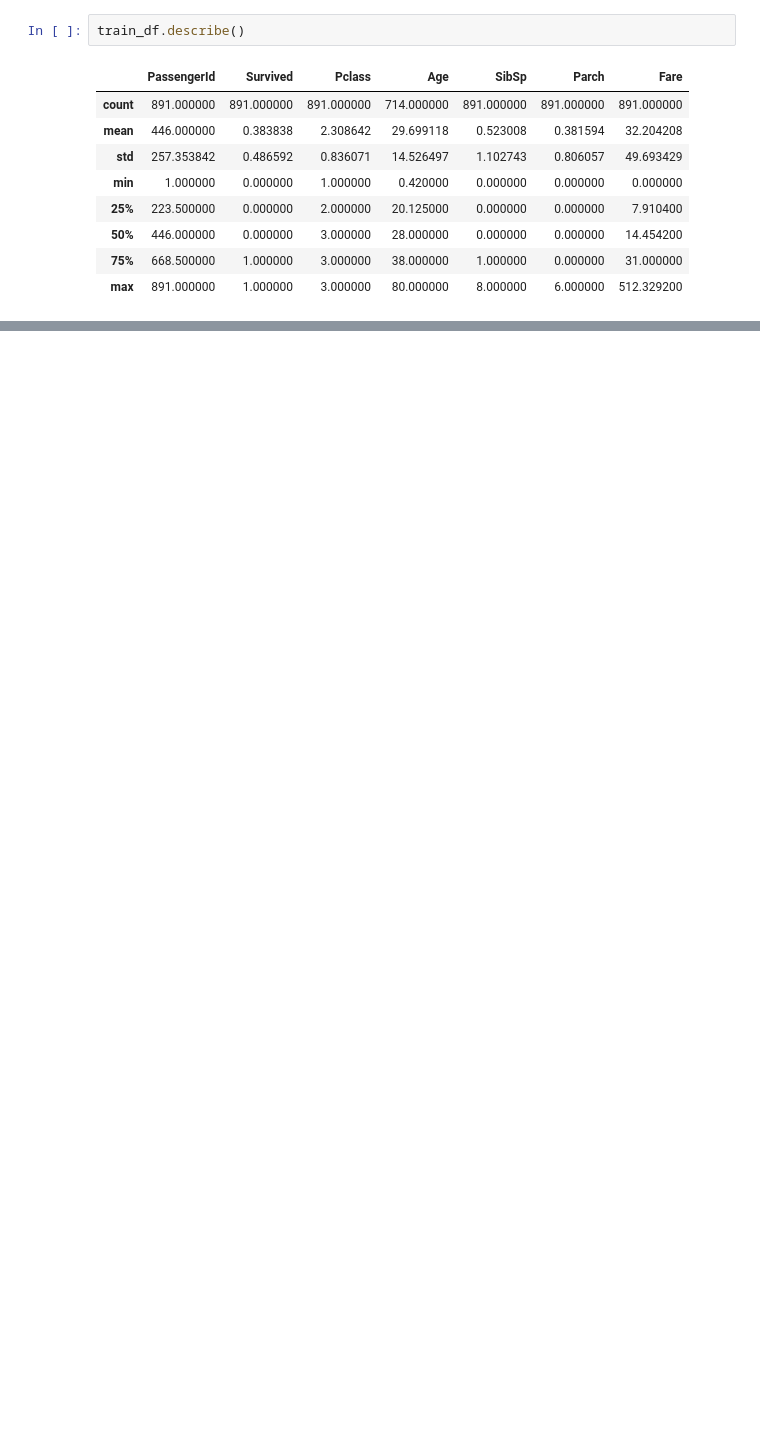
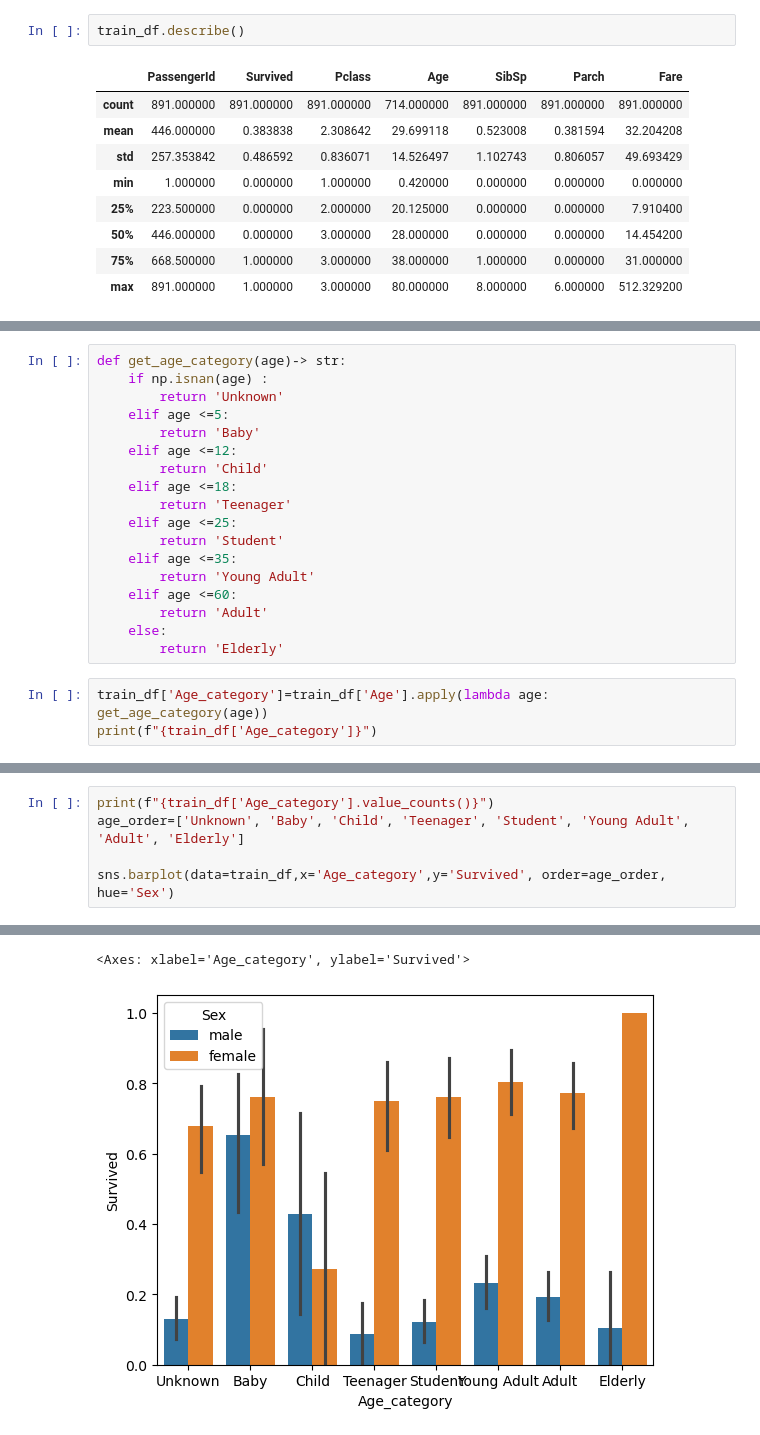
Before and after one commit to YoonMooYeol/spa, a Jupyter notebook: ch2/practice.ipynb, the cells around one changed output, grey strips where cells are left out. Cells and saved outputs as stored; diff of their text form; blank space fills up the shorter version.

```diff
--- a/ch2/practice.ipynb
+++ b/ch2/practice.ipynb
@@ -116,0 +113,21 @@ memory usage: 83.7+ KB
+# %%
+def get_age_category(age)-> str:
+    if np.isnan(age) :
+        return 'Unknown'
+    elif age <=5:
+        return 'Baby'
+    elif age <=12:
+        return 'Child'
+    elif age <=18:
+        return 'Teenager'
+    elif age <=25:
+        return 'Student'
+    elif age <=35:
+        return 'Young Adult'
+    elif age <=60:
+        return 'Adult'
+    else:
+        return 'Elderly'
+# %%
+train_df['Age_category']=train_df['Age'].apply(lambda age: get_age_category(age))
+print(f"{train_df['Age_category']}")
@@ -116,0 +147,6 @@ memory usage: 83.7+ KB
+# %%
+print(f"{train_df['Age_category'].value_counts()}")
+age_order=['Unknown', 'Baby', 'Child', 'Teenager', 'Student', 'Young Adult', 'Adult', 'Elderly']
+
+sns.barplot(data=train_df,x='Age_category',y='Survived', order=age_order, hue='Sex')
+# %% [output]
@@ -116,0 +163,2 @@ memory usage: 83.7+ KB
+<Axes: xlabel='Age_category', ylabel='Survived'>
+[figure, added]
```
Also changed, not shown: parts of 16 cells of this notebook, 16 other files.
